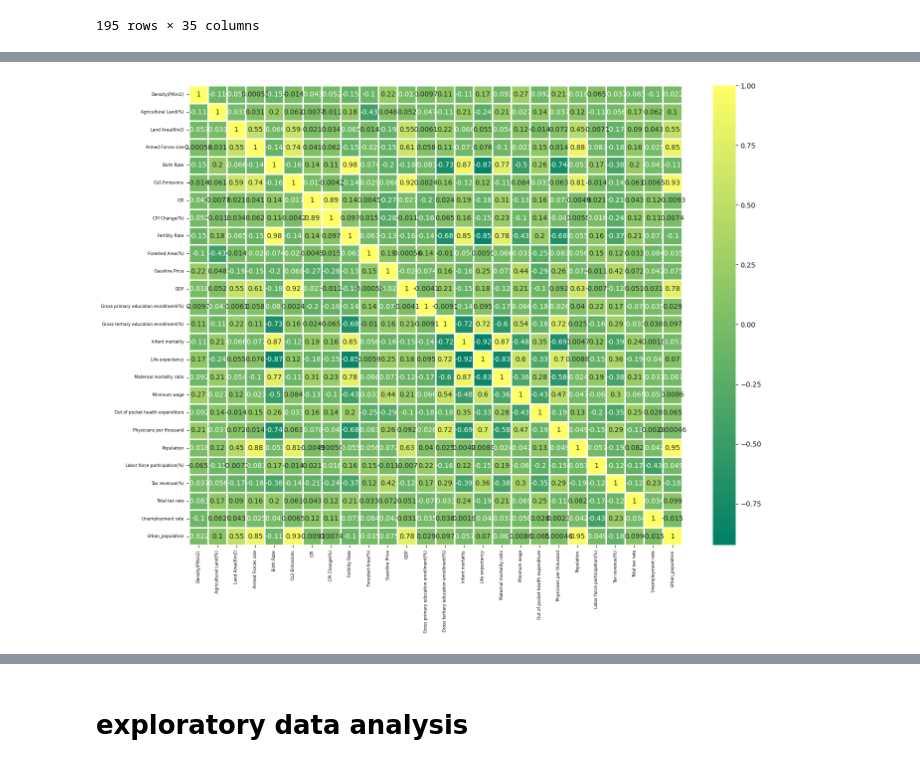
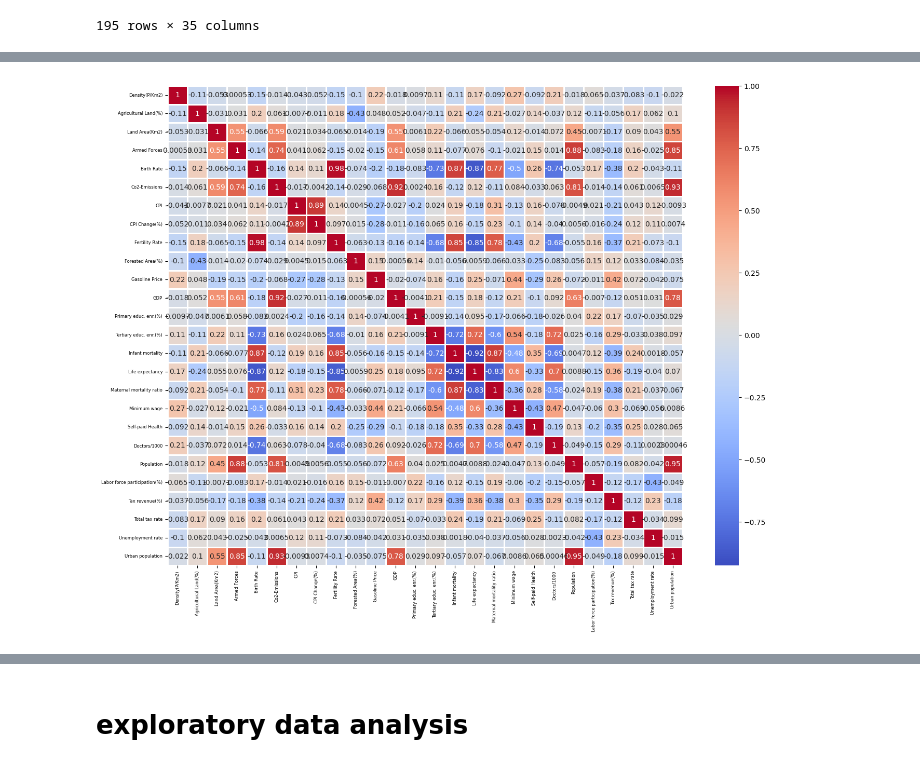
Before and after one commit to depa-tto/Multidimensional-Data-Visualization-exam, a Jupyter notebook: File_1.ipynb, the cells around one changed output, grey strips where cells are left out. Drawn from its saved outputs; the diff is of its cells as text; code cells hidden in the pictures.

```diff
--- a/File_1.ipynb
+++ b/File_1.ipynb
@@ -24,12 +26,20 @@ raw_data
 | 194 | Zimbabwe | 38 | ZW | 41.90% | 390,757 | 51,000 | ... |
 195 rows × 35 columns
 # %%
-raw_data = raw_data.rename(columns={'Density\n(P/Km2)':'Density(P/Km2)','Agricultural Land( %)':'Agricultural Land(%)',
-                                    'CPI Change (%)':'CPI Change(%)','Forested Area (%)':'Forested Area(%)',
-                                    'Gross primary education enrollment (%)':'Gross primary education enrollment(%)',
-                                    'Gross tertiary education enrollment (%)':'Gross tertiary education enrollment(%)',
+raw_data = raw_data.rename(columns={'Density\n(P/Km2)':'Density(P/Km2)',
+                                    'Agricultural Land( %)':'Agricultural Land(%)',
+                                    'Armed Forces size':'Armed Forces',
+                                    'Capital/Major City':'Capital',
+                                    'CPI Change (%)':'CPI Change(%)',
+                                    'Forested Area (%)':'Forested Area(%)',
+                                    'Gross primary education enrollment (%)':'Primary educ. enr.(%)',
+                                    'Gross tertiary education enrollment (%)':'Tertiary educ. enr.(%)',
+                                    'Out of pocket health expenditure':'Self-paid Health',
                                     'Tax revenue (%)':'Tax revenue(%)',
-                                    'Population: Labor force participation (%)':'Labor force participation(%)'})
+                                    'Official language':'Language',
+                                    'Physicians per thousand':'Doctors/1000',
+                                    'Population: Labor force participation (%)':'Labor force participation(%)',
+                                    'Urban_population':'Urban population'})
 # %%
 raw_data.info()
 # %% [output]
@@ -133,5 +143,5 @@ raw_data.loc[:,'Tax revenue(%)':'Labor force participation(%)']
 # %%
-raw_data = raw_data.drop(['Abbreviation','Calling Code','Capital/Major City','Currency-Code','Largest city','Official language',
+raw_data = raw_data.drop(['Abbreviation','Calling Code','Capital','Currency-Code','Largest city','Language',
                         'Latitude','Longitude'],axis=1)
 # %%
 cols_to_convert = raw_data.select_dtypes(include=['object']).columns.difference(['Country'])
@@ -159,9 +169,9 @@ dtypes: float64(26), object(1)
 memory usage: 41.3+ KB
 # %%
 plt.figure(figsize=(16,12))
-sns.heatmap(raw_data.drop(['Country'],axis=1).corr(),cmap='summer',linecolor='white',linewidths=1,annot=True)
+sns.heatmap(raw_data.drop(['Country'],axis=1).corr(),cmap='coolwarm',linecolor='white',linewidths=1,annot=True)
 plt.xticks(fontsize=6)
 plt.yticks(fontsize=6)
 plt.show()
 # %% [output]
-[figure, old version]
+[figure, new version]
```
Also changed, not shown: parts of 16 cells of this notebook.
